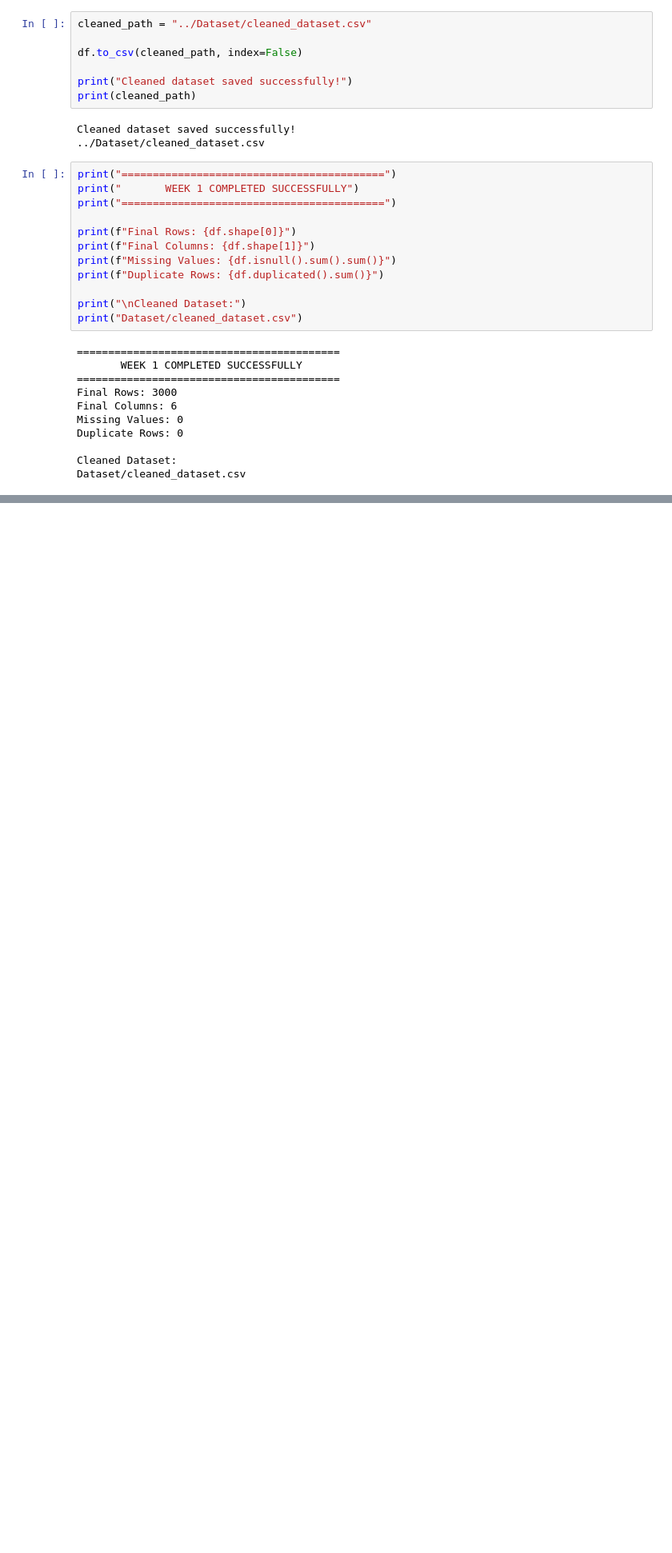
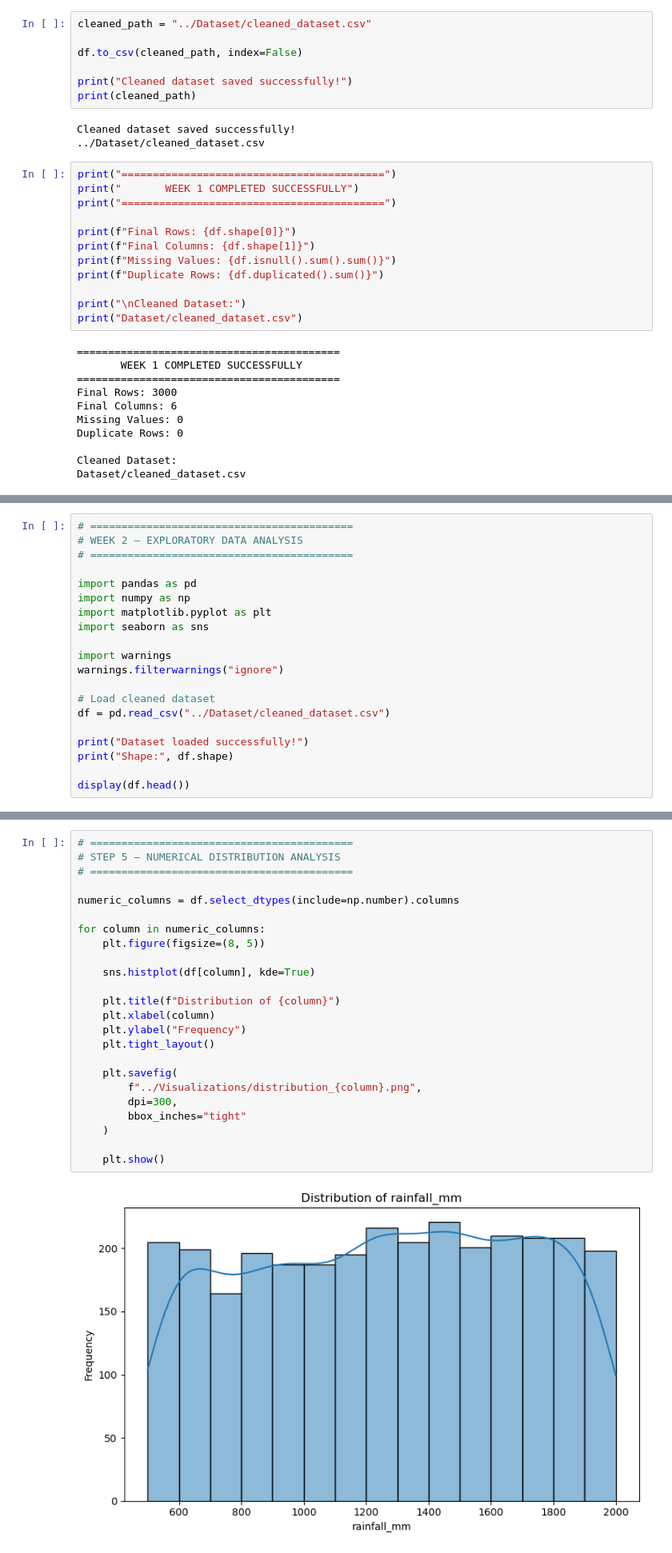
Before and after one commit to Chandril6290Da/agribusiness-crop-yield-analysis, a Jupyter notebook: Notebook/Agribusiness_Crop_Yield_Analysis.ipynb, the cells around one changed output, grey strips where cells are left out. Shown at 80% size. Drawn from its saved outputs; the diff is of its cells as text; blank space fills up the shorter version.

Commit message:
Week 2: Exploratory Data Analysis completed

```diff
--- a/Notebook/Agribusiness_Crop_Yield_Analysis.ipynb
+++ b/Notebook/Agribusiness_Crop_Yield_Analysis.ipynb
@@ -402,0 +405,20 @@ Dataset/cleaned_dataset.csv
+# %%
+# ==========================================
+# WEEK 2 — EXPLORATORY DATA ANALYSIS
+# ==========================================
+
+import pandas as pd
+import numpy as np
+import matplotlib.pyplot as plt
+import seaborn as sns
+
+import warnings
+warnings.filterwarnings("ignore")
+
+# Load cleaned dataset
+df = pd.read_csv("../Dataset/cleaned_dataset.csv")
+
+print("Dataset loaded successfully!")
+print("Shape:", df.shape)
+
+display(df.head())
@@ -402,0 +492,26 @@ Dataset/cleaned_dataset.csv
+# %%
+# ==========================================
+# STEP 5 — NUMERICAL DISTRIBUTION ANALYSIS
+# ==========================================
+
+numeric_columns = df.select_dtypes(include=np.number).columns
+
+for column in numeric_columns:
+    plt.figure(figsize=(8, 5))
+
+    sns.histplot(df[column], kde=True)
+
+    plt.title(f"Distribution of {column}")
+    plt.xlabel(column)
+    plt.ylabel("Frequency")
+    plt.tight_layout()
+
+    plt.savefig(
+        f"../Visualizations/distribution_{column}.png",
+        dpi=300,
+        bbox_inches="tight"
+    )
+
+    plt.show()
+# %% [output]
+[figure, added]
```
Also changed, not shown: parts of 23 cells of this notebook, 15 other files.
